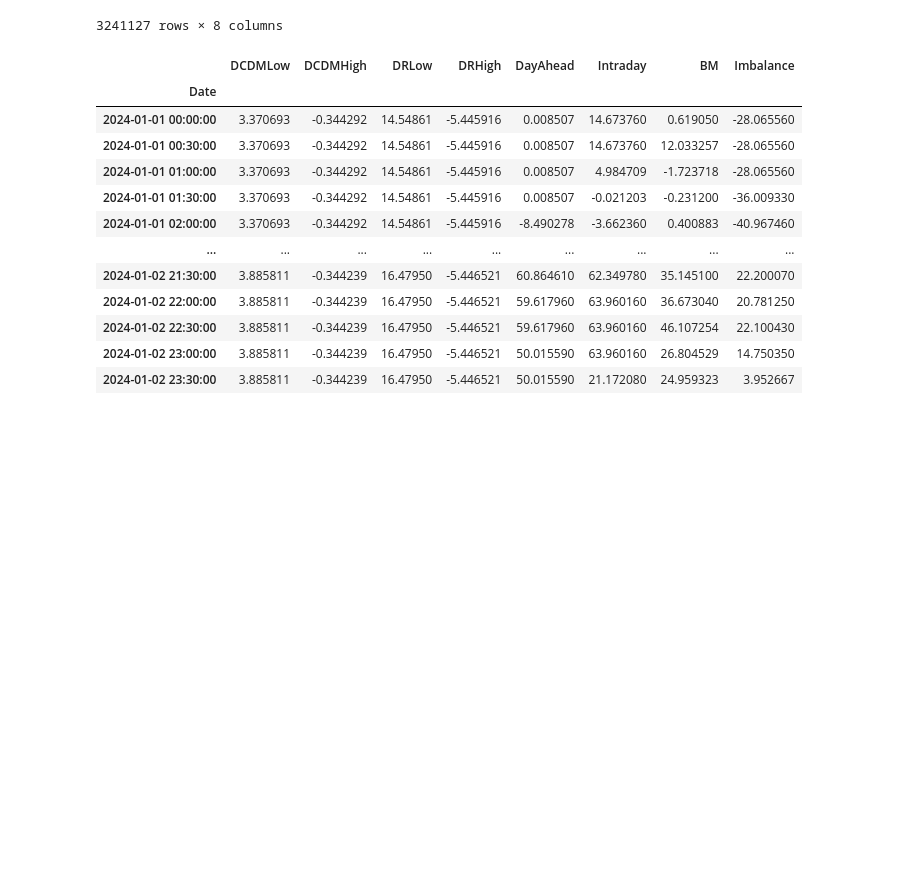
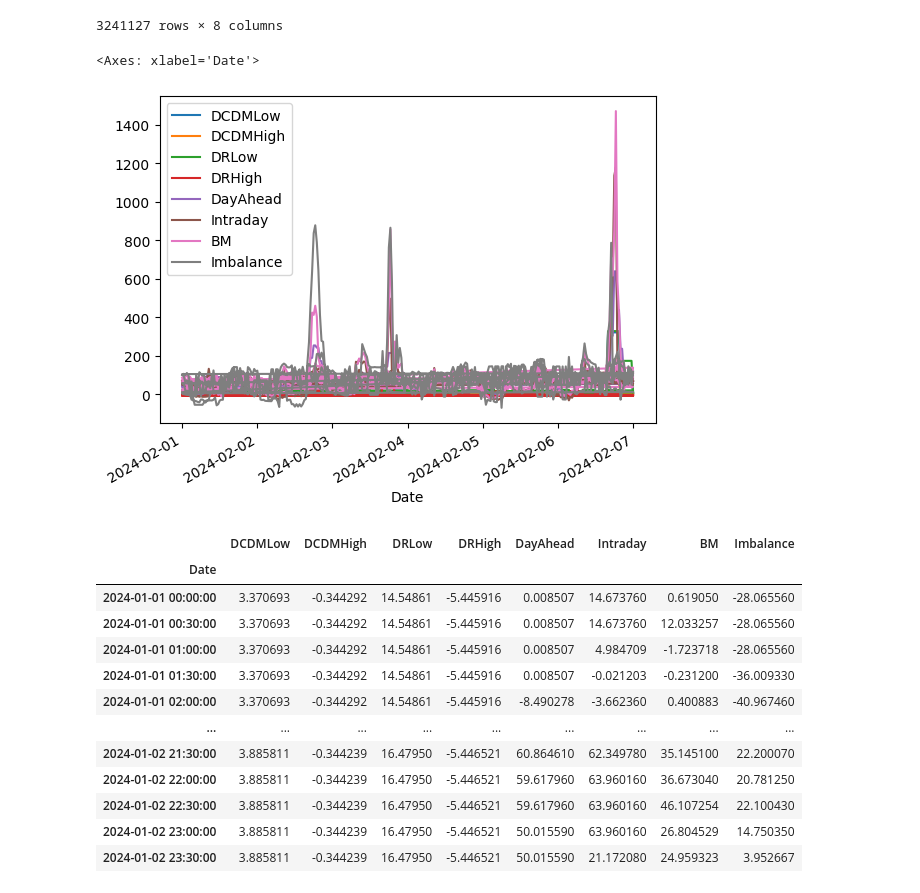
Before and after one commit to RajvirThind/MastersFinalProject, a Jupyter notebook: initial_experimentation.ipynb, the cells around one changed output. Saved outputs shown, nothing was run; the diff lists cells and outputs as text; code cells hidden in the pictures; blank space fills up the shorter version.

```diff
--- a/initial_experimentation.ipynb
+++ b/initial_experimentation.ipynb
@@ -27,6 +27,12 @@ prices_df
 | 2060-12-31 23:00:00 | 1.666407 | 0.075169 | 7.010102 | -4.002441 | 30.006510 | 13.082570 | 27.665967 | -16.99150 |
 | 2060-12-31 23:30:00 | 1.666407 | 0.075169 | 7.010102 | -4.002441 | 30.006510 | 11.839780 | 16.313165 | -16.99150 |
 3241127 rows × 8 columns
+# %%
+i_df = prices_df[(prices_df.index<='2024-02-07') & (prices_df.index>='2024-02-01')]
+i_df.plot()
+# %% [output]
+<Axes: xlabel='Date'>
+[figure, added]
 # %%
 prices_df = prices_df.head(96)
 prices_df
```
Also changed, not shown: 3 other files.
